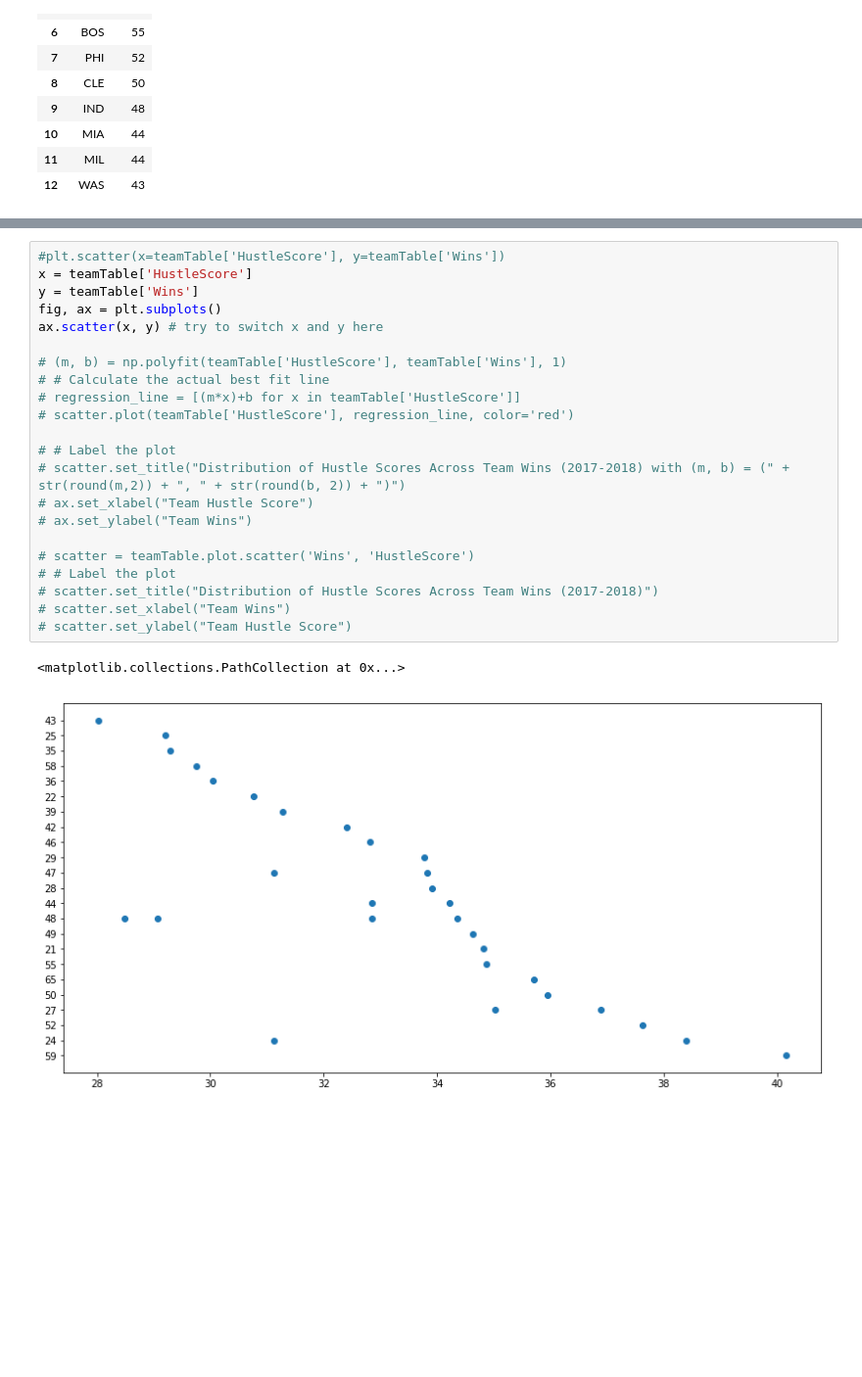
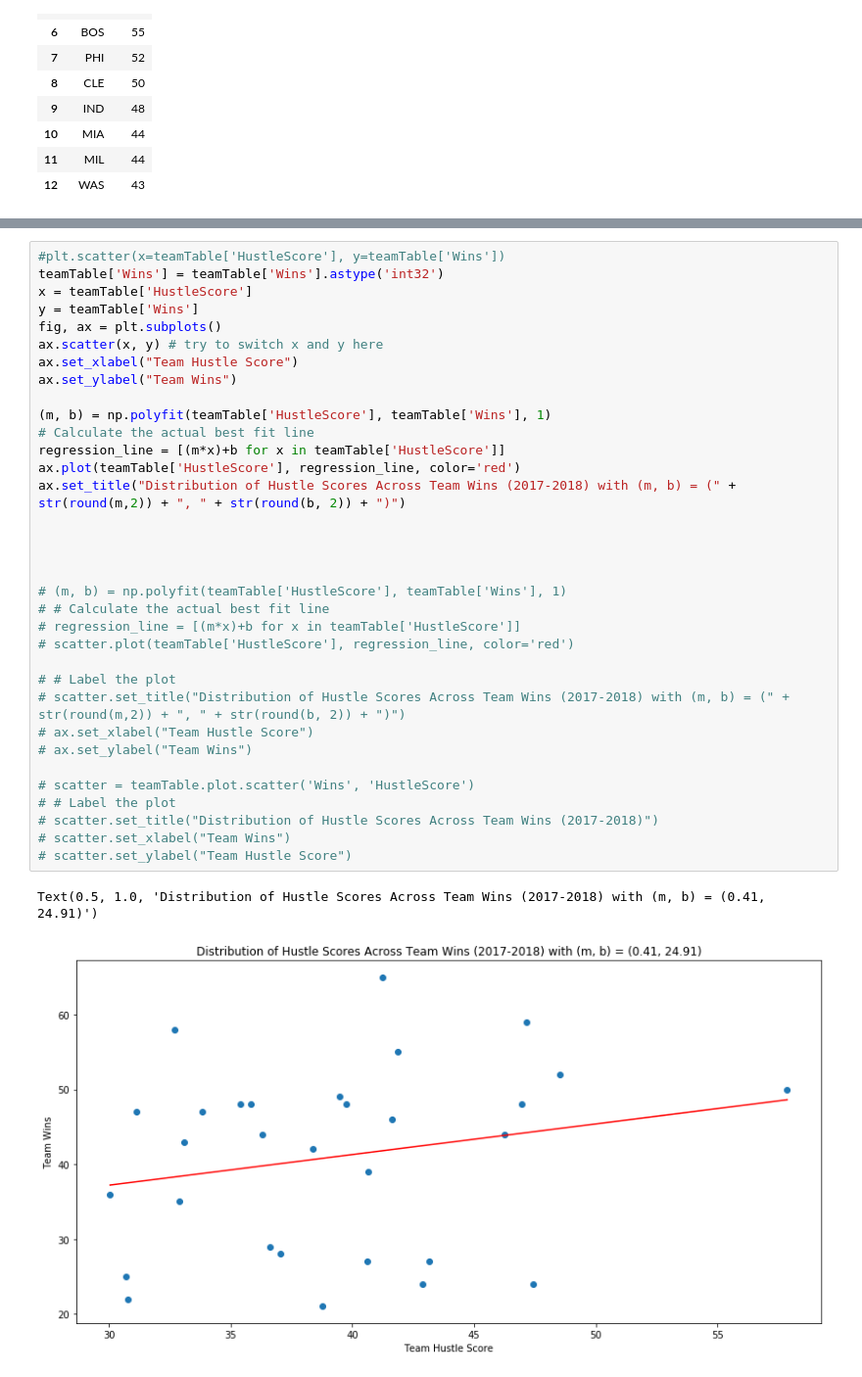
Before and after one commit to yairfax/CMSC320-final-project, a Jupyter notebook: Final Project.ipynb, the cells around one changed output, grey strips where cells are left out. Shown at 98% size. Cells and saved outputs as stored; diff of their text form; blank space fills up the shorter version.

Commit message:
win hustle correlation calculated

```diff
--- a/Final Project.ipynb
+++ b/Final Project.ipynb
@@ -303,25 +303,37 @@ teamTable.head()
 # %%
 #plt.scatter(x=teamTable['HustleScore'], y=teamTable['Wins'])
+teamTable['Wins'] = teamTable['Wins'].astype('int32')
 x = teamTable['HustleScore']
 y = teamTable['Wins']
 fig, ax = plt.subplots()
 ax.scatter(x, y) # try to switch x and y here
+ax.set_xlabel("Team Hustle Score")
+ax.set_ylabel("Team Wins")
+
+(m, b) = np.polyfit(teamTable['HustleScore'], teamTable['Wins'], 1)
+# Calculate the actual best fit line
+regression_line = [(m*x)+b for x in teamTable['HustleScore']]
+ax.plot(teamTable['HustleScore'], regression_line, color='red')
+ax.set_title("Distribution of Hustle Scores Across Team Wins (2017-2018) with (m, b) = (" + str(round(m,2)) + ", " + str(round(b, 2)) + ")")
+
+
+
 
 # (m, b) = np.polyfit(teamTable['HustleScore'], teamTable['Wins'], 1)
 # # Calculate the actual best fit line
 # regression_line = [(m*x)+b for x in teamTable['HustleScore']]
 # scatter.plot(teamTable['HustleScore'], regression_line, color='red')
 
 # # Label the plot
 # scatter.set_title("Distribution of Hustle Scores Across Team Wins (2017-2018) with (m, b) = (" + str(round(m,2)) + ", " + str(round(b, 2)) + ")")
 # ax.set_xlabel("Team Hustle Score")
 # ax.set_ylabel("Team Wins")
 
 # scatter = teamTable.plot.scatter('Wins', 'HustleScore')
 # # Label the plot
 # scatter.set_title("Distribution of Hustle Scores Across Team Wins (2017-2018)")
 # scatter.set_xlabel("Team Wins")
 # scatter.set_ylabel("Team Hustle Score")
 # %% [output]
-<matplotlib.collections.PathCollection at 0x...>
+Text(0.5, 1.0, 'Distribution of Hustle Scores Across Team Wins (2017-2018) with (m, b) = (0.41, 24.91)')
-[figure, old version]
+[figure, new version]
```
Also changed, not shown: parts of 6 cells of this notebook.
